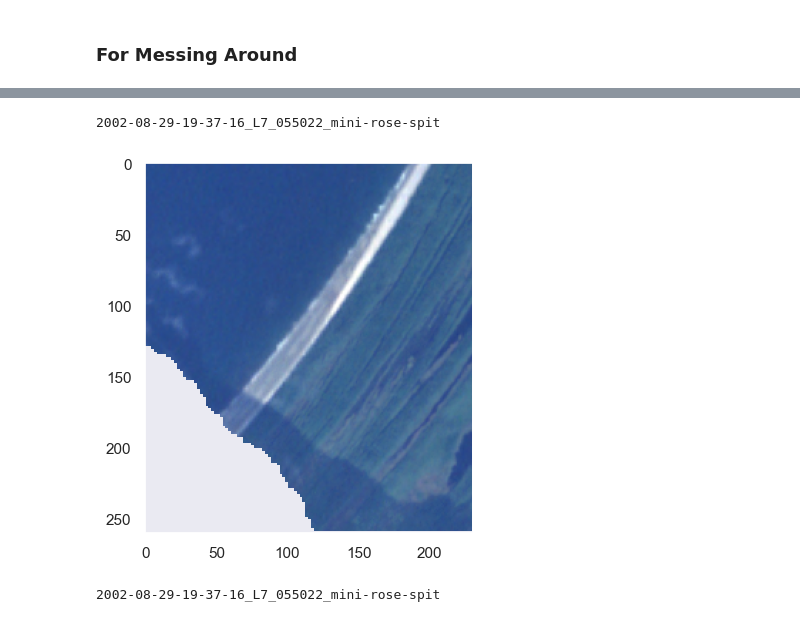
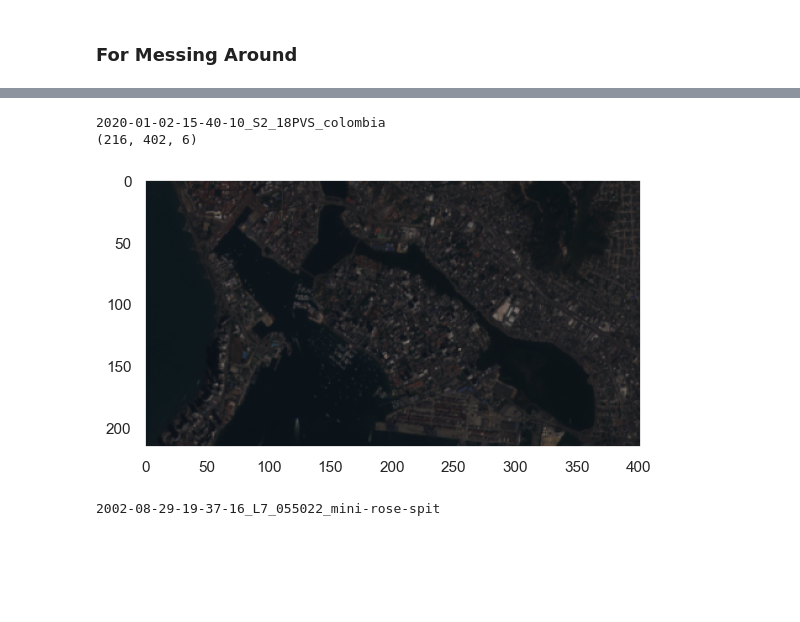
Before and after one commit to AriveIT/CoastSatCLI, a Jupyter notebook: experiments/spectral_analysis.ipynb, the cells around one changed output, grey strips where cells are left out. Drawn from its saved outputs; the diff is of its cells as text; code cells hidden in the pictures; blank space fills up the shorter version.

```diff
--- a/experiments/spectral_analysis.ipynb
+++ b/experiments/spectral_analysis.ipynb
@@ -123,12 +139,15 @@ ims, cloud_masks, fns, georefs, im_buffers, im_nodatas, im_epsgs = utils.load_an
 # %%
-im_idx = 3
+im_idx = 2
 im_RGB = SDS_preprocess.rescale_image_intensity(ims[im_idx][:,:,[2,1,0]], cloud_masks[im_idx], 99.9)
+im_RGB = ims[im_idx][:,:,[2,1,0]]
 print(fn_to_title(fns[im_idx][0], sitename))
+print(ims[im_idx].shape)
 plt.imshow(im_RGB)
 plt.grid(False)
 # %% [output]
-2002-08-29-19-37-16_L7_055022_mini-rose-spit
+2020-01-02-15-40-10_S2_18PVS_colombia
+(216, 402, 6)
-[figure, old version]
+[figure, new version]
 # %%
 t, b_points, b_labs, sl_points, t_labs = get_image_plotting_params(sitename, im_idx)
 title=fn_to_title(fns[im_idx][0], sitename)
```
Also changed, not shown: parts of 6 cells of this notebook, 6 other files.
